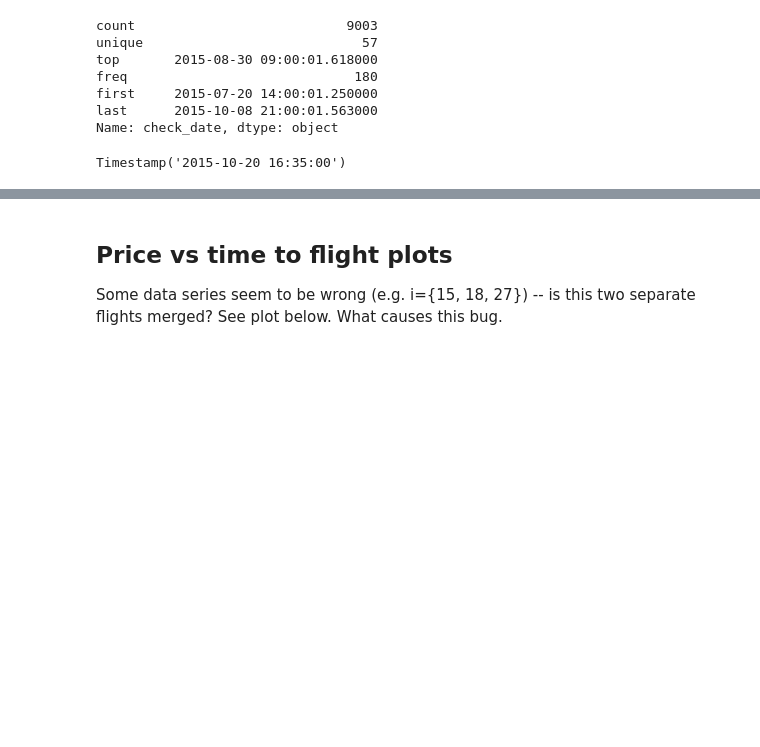
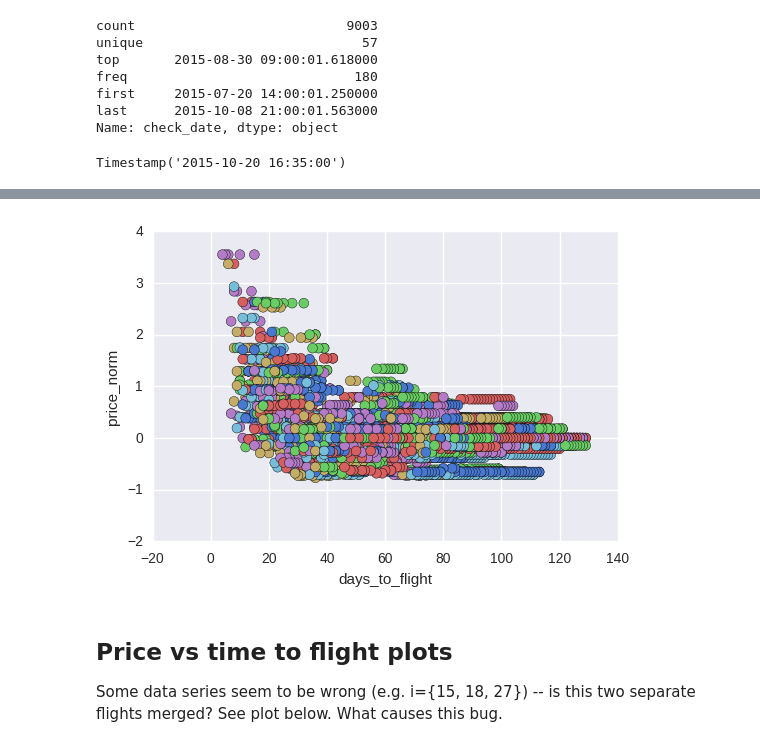
Before and after one commit to iramusa/price-pred, a Jupyter notebook: notebooks/visualise.ipynb, the cells around one changed output, grey strips where cells are left out. Drawn from its saved outputs; the diff is of its cells as text; code cells hidden in the pictures; blank space fills up the shorter version.

```diff
--- a/notebooks/visualise.ipynb
+++ b/notebooks/visualise.ipynb
@@ -90,3 +78,7 @@ plot_days_to_flight_scatter(data[data['flight_number']=='FR6266'], price='price_
+# %%
+plot_days_to_flight_scatter(data, price='price_norm', color_map='departure_color')
+# %% [output]
+[figure, added]
 # %% [markdown]
 ## Price vs time to flight plots
 Some data series seem to be wrong (e.g. i={15, 18, 27}) -- is this two separate flights merged? See plot below. What causes this bug.
```
Also changed, not shown: parts of 6 cells of this notebook.
